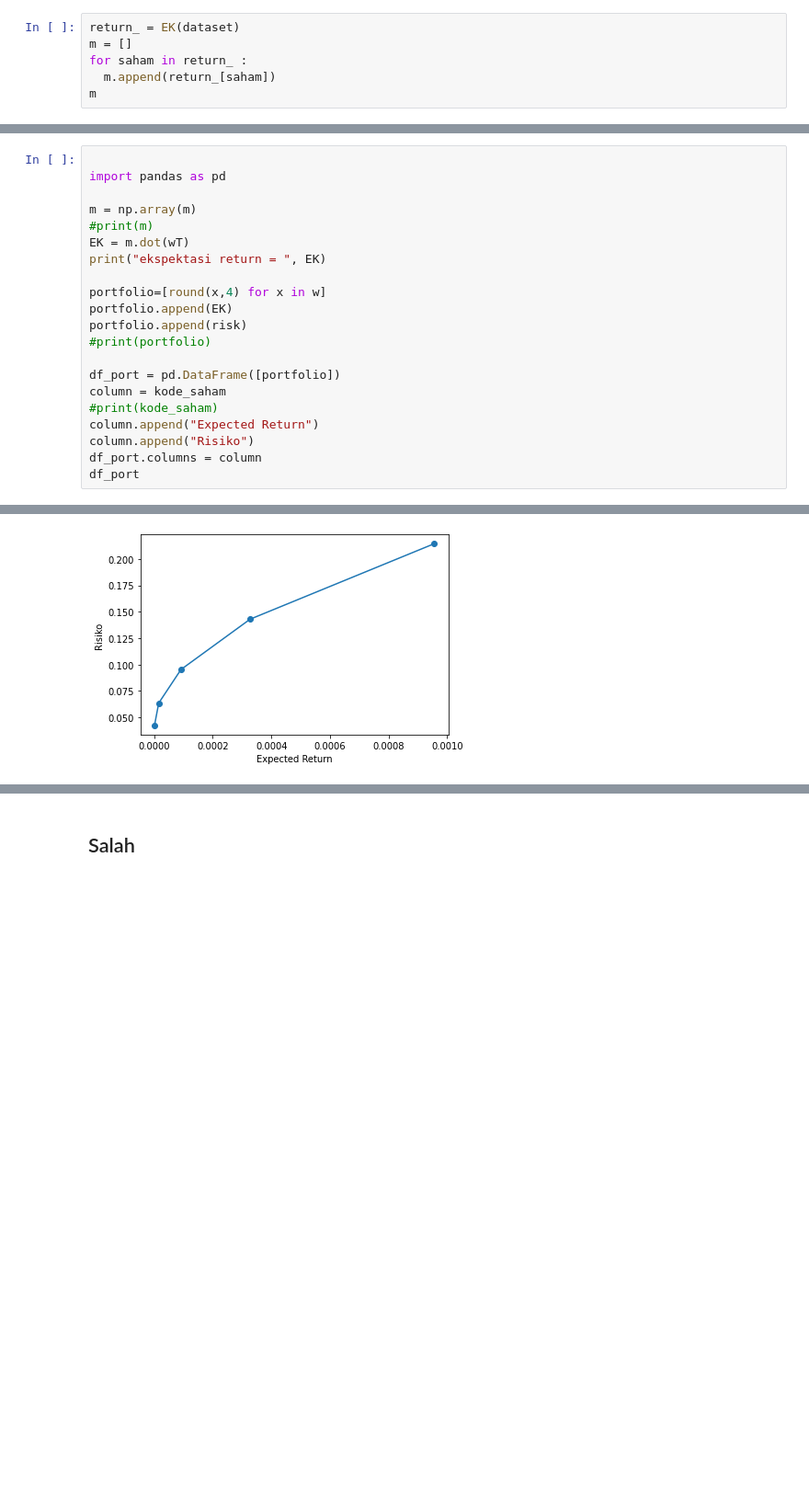
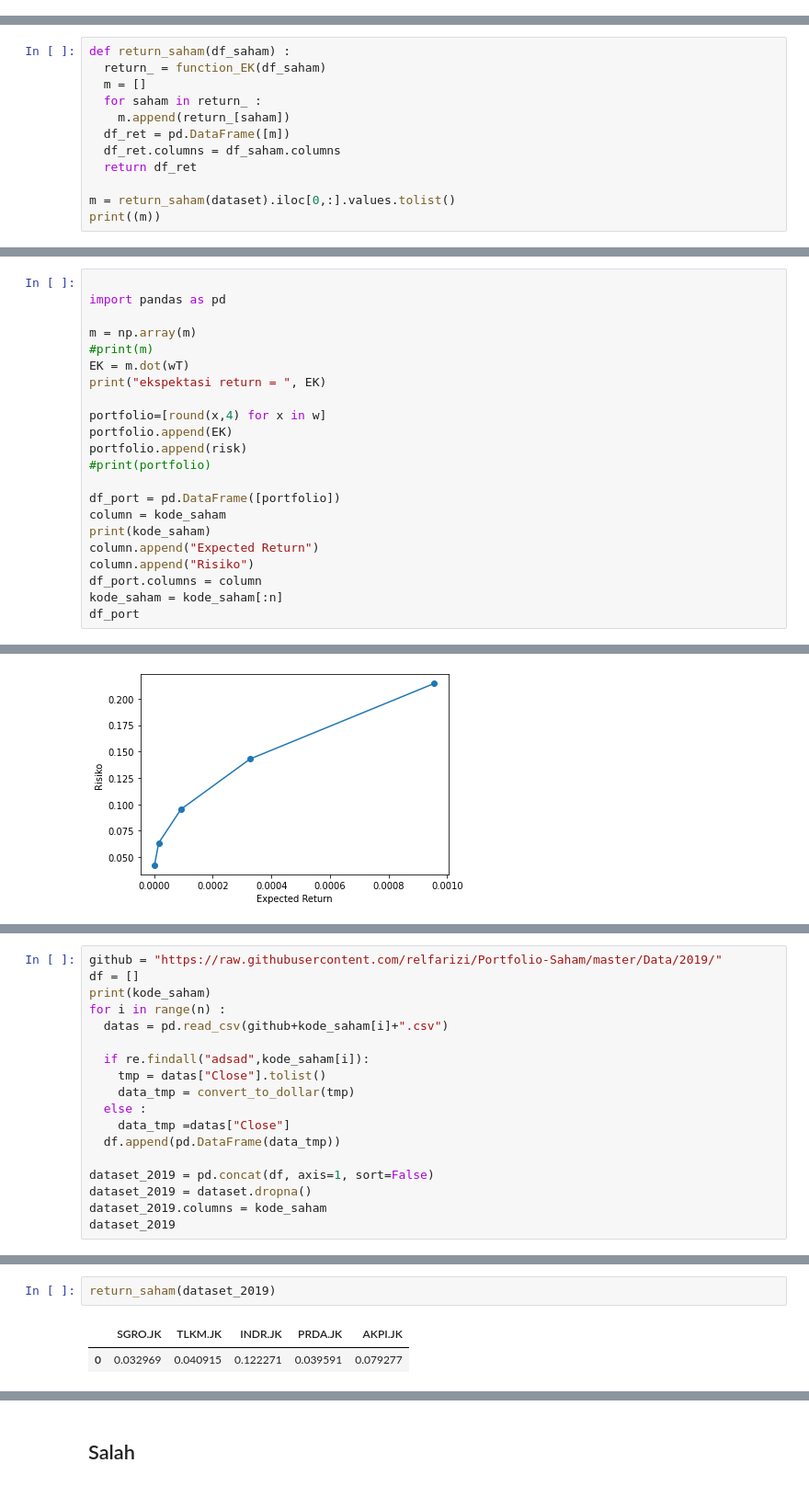
Before and after one commit to relfarizi/Portfolio-Saham, a Jupyter notebook: Portfolio_Saham.ipynb, the cells around one changed output, grey strips where cells are left out. Shown at 92% size. Cells and saved outputs as stored; diff of their text form; blank space fills up the shorter version.

```diff
--- a/Portfolio_Saham.ipynb
+++ b/Portfolio_Saham.ipynb
@@ -151,9 +151,3 @@ def EK2(df_saham):
     exp = (pow(x["u"],2)*x["p"])+(pow(x["d"],2)*x["q"])
     result[saham] = exp
   return result
-# %%
-return_ = EK(dataset)
-m = []
-for saham in return_ :
-  m.append(return_[saham])
-m
@@ -165,0 +154,12 @@ m
+# %%
+def return_saham(df_saham) :
+  return_ = function_EK(df_saham)
+  m = []
+  for saham in return_ :
+    m.append(return_[saham])
+  df_ret = pd.DataFrame([m])
+  df_ret.columns = df_saham.columns
+  return df_ret
+
+m = return_saham(dataset).iloc[0,:].values.tolist()
+print((m))
@@ -248,10 +264,11 @@ portfolio.append(risk)
 
 df_port = pd.DataFrame([portfolio])
 column = kode_saham
-#print(kode_saham)
+print(kode_saham)
 column.append("Expected Return")
 column.append("Risiko")
 df_port.columns = column
+kode_saham = kode_saham[:n]
 df_port
 # %% [output]
 ekspektasi return =  0.04235339064167913
@@ -327,0 +354,18 @@ plt.show()
+# %%
+github = "https://raw.githubusercontent.com/relfarizi/Portfolio-Saham/master/Data/2019/"
+df = []
+print(kode_saham)
+for i in range(n) :
+  datas = pd.read_csv(github+kode_saham[i]+".csv")
+
+  if re.findall("adsad",kode_saham[i]):
+    tmp = datas["Close"].tolist()
+    data_tmp = convert_to_dollar(tmp)
+  else :
+    data_tmp =datas["Close"]
+  df.append(pd.DataFrame(data_tmp))
+
+dataset_2019 = pd.concat(df, axis=1, sort=False)
+dataset_2019 = dataset.dropna()
+dataset_2019.columns = kode_saham
+dataset_2019
@@ -327,0 +387,5 @@ plt.show()
+# %%
+return_saham(dataset_2019)
+# %% [output]
+|  | SGRO.JK | TLKM.JK | INDR.JK | PRDA.JK | AKPI.JK |
+| 0 | 0.032969 | 0.040915 | 0.122271 | 0.039591 | 0.079277 |
```
Also changed, not shown: parts of 18 cells of this notebook.
